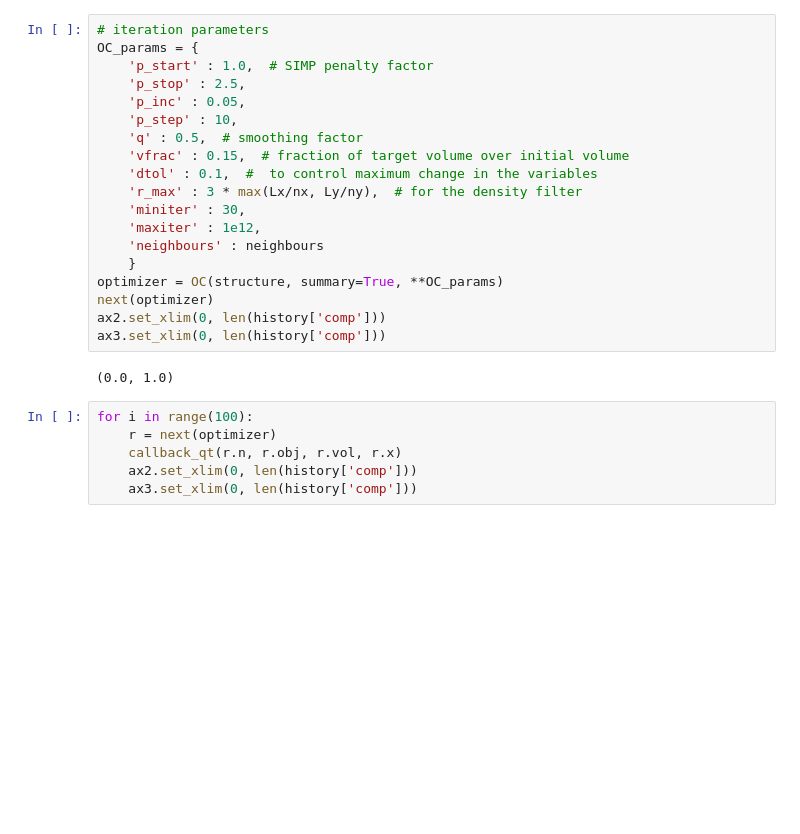
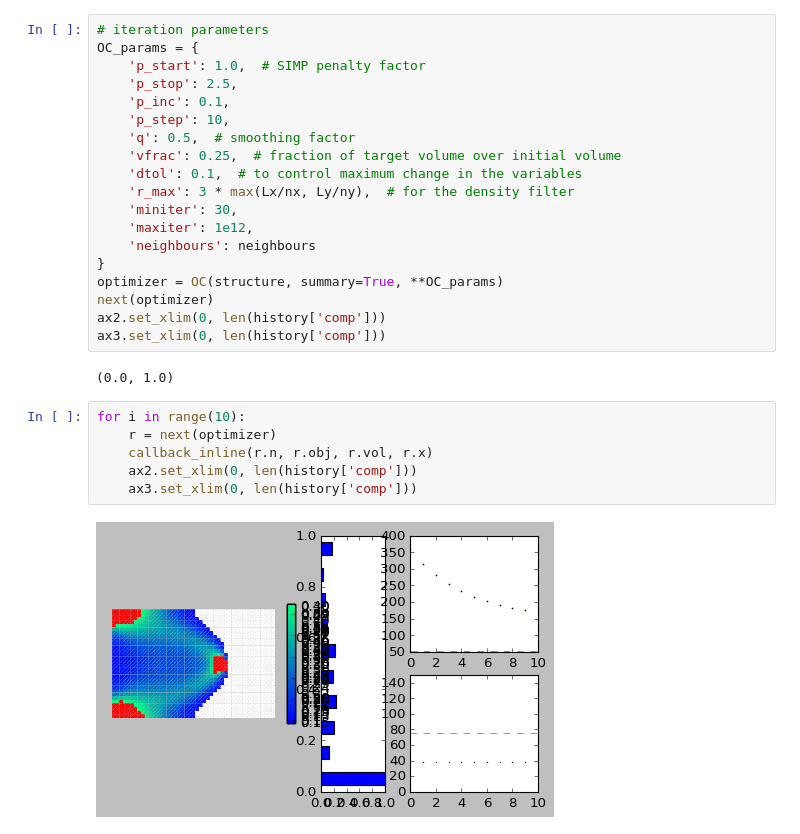
Before and after one commit to dewloosh/SigmaEpsilon, a Jupyter notebook: examples/topopt/membrane_oc_simp_single.ipynb, the cells around one changed output. Cells and saved outputs as stored; diff of their text form; blank space fills up the shorter version.

```diff
--- a/examples/topopt/membrane_oc_simp_single.ipynb
+++ b/examples/topopt/membrane_oc_simp_single.ipynb
@@ -293,18 +307,18 @@ neighbours = structure.mesh.k_nearest_cell_neighbours(7)
 # %%
 # iteration parameters
 OC_params = {
-    'p_start' : 1.0,  # SIMP penalty factor
-    'p_stop' : 2.5,
-    'p_inc' : 0.05,
-    'p_step' : 10,
-    'q' : 0.5,  # smoothing factor
-    'vfrac' : 0.15,  # fraction of target volume over initial volume
-    'dtol' : 0.1,  #  to control maximum change in the variables
-    'r_max' : 3 * max(Lx/nx, Ly/ny),  # for the density filter
-    'miniter' : 30,
-    'maxiter' : 1e12,
-    'neighbours' : neighbours
-    }
+    'p_start': 1.0,  # SIMP penalty factor
+    'p_stop': 2.5,
+    'p_inc': 0.1,
+    'p_step': 10,
+    'q': 0.5,  # smoothing factor
+    'vfrac': 0.25,  # fraction of target volume over initial volume
+    'dtol': 0.1,  # to control maximum change in the variables
+    'r_max': 3 * max(Lx/nx, Ly/ny),  # for the density filter
+    'miniter': 30,
+    'maxiter': 1e12,
+    'neighbours': neighbours
+}
 optimizer = OC(structure, summary=True, **OC_params)
 next(optimizer)
 ax2.set_xlim(0, len(history['comp']))
@@ -312,8 +326,10 @@ ax3.set_xlim(0, len(history['comp']))
 # %% [output]
 (0.0, 1.0)
 # %%
-for i in range(100):
+for i in range(10):
     r = next(optimizer)
-    callback_qt(r.n, r.obj, r.vol, r.x)
+    callback_inline(r.n, r.obj, r.vol, r.x)
     ax2.set_xlim(0, len(history['comp']))
     ax3.set_xlim(0, len(history['comp']))
+# %% [output]
+[figure, added]
```
Also changed, not shown: parts of 19 cells of this notebook, 11 other files.
